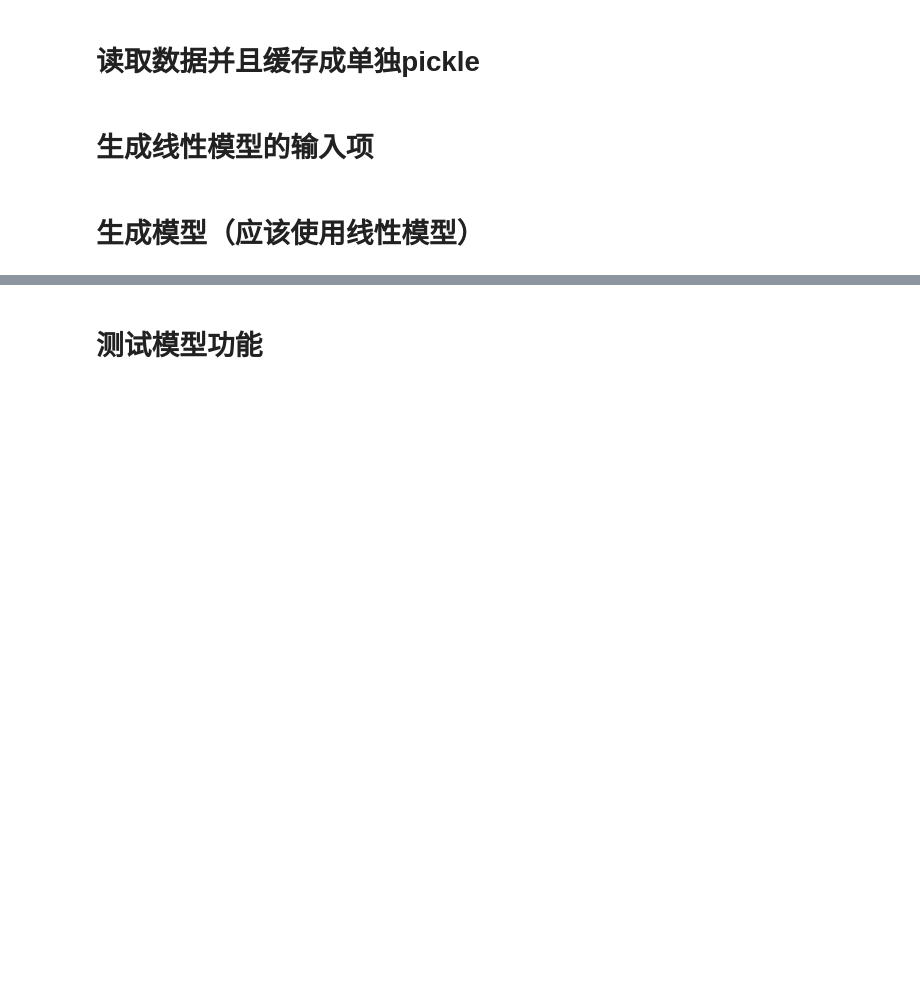
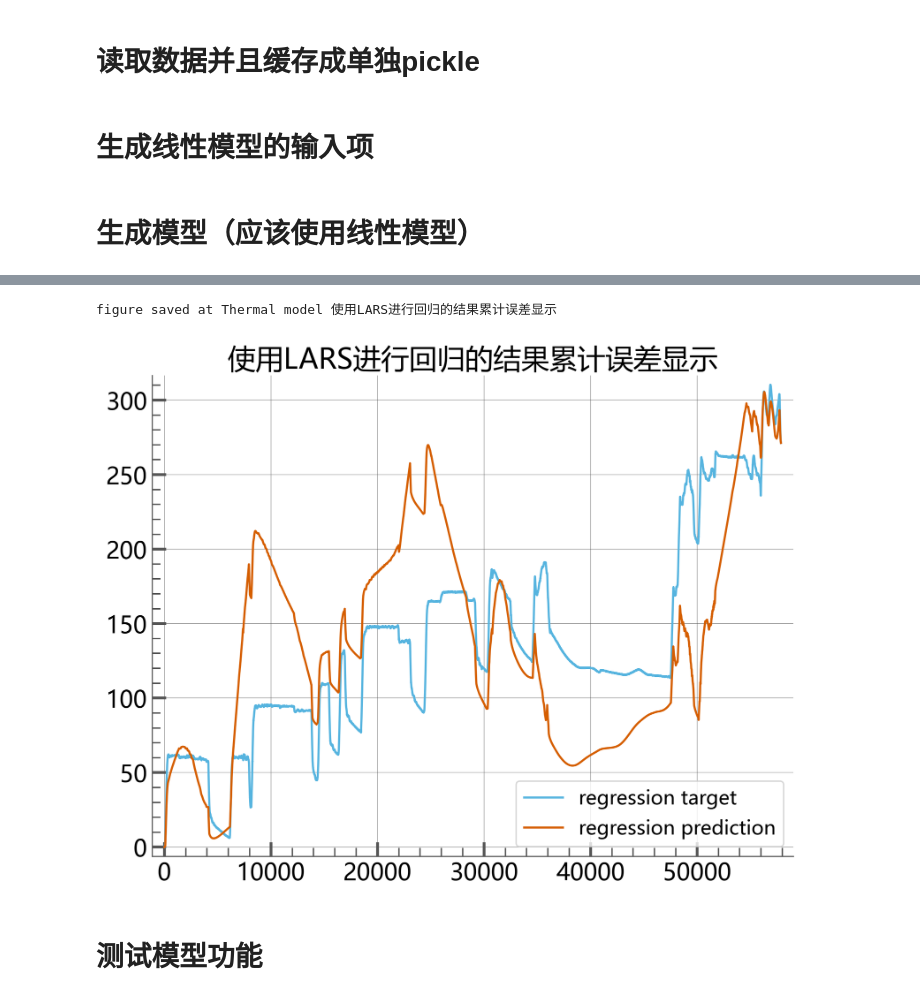
Before and after one commit to GustavHenry/Electrolyzer-dynamic-model, a Jupyter notebook: src/Thermal model test.ipynb, the cells around one changed output, grey strips where cells are left out. Drawn from its saved outputs; the diff is of its cells as text; code cells hidden in the pictures; blank space fills up the shorter version.

```diff
--- a/src/Thermal model test.ipynb
+++ b/src/Thermal model test.ipynb
@@ -65,0 +86,9 @@ model.feature_importances_
+# %%
+Thermal_model_regression_cumulative_error_plot(
+    model_target=model_target,
+    model_predict=model_predict,
+    title_model='LARS'
+).save()
+# %% [output]
+figure saved at Thermal model 使用LARS进行回归的结果累计误差显示
+[figure, added]
```
Also changed, not shown: parts of 24 cells of this notebook, 12 other files.
